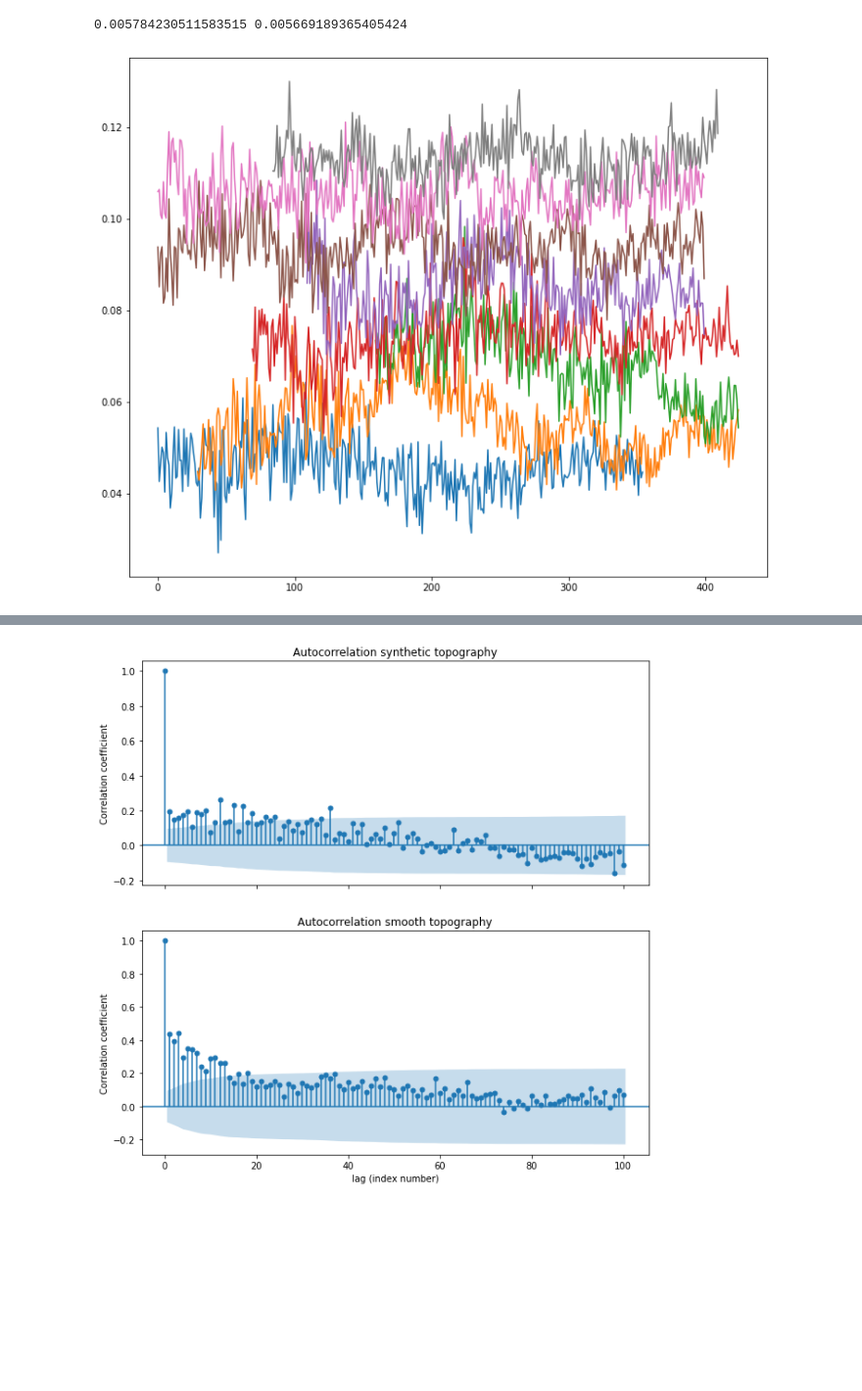
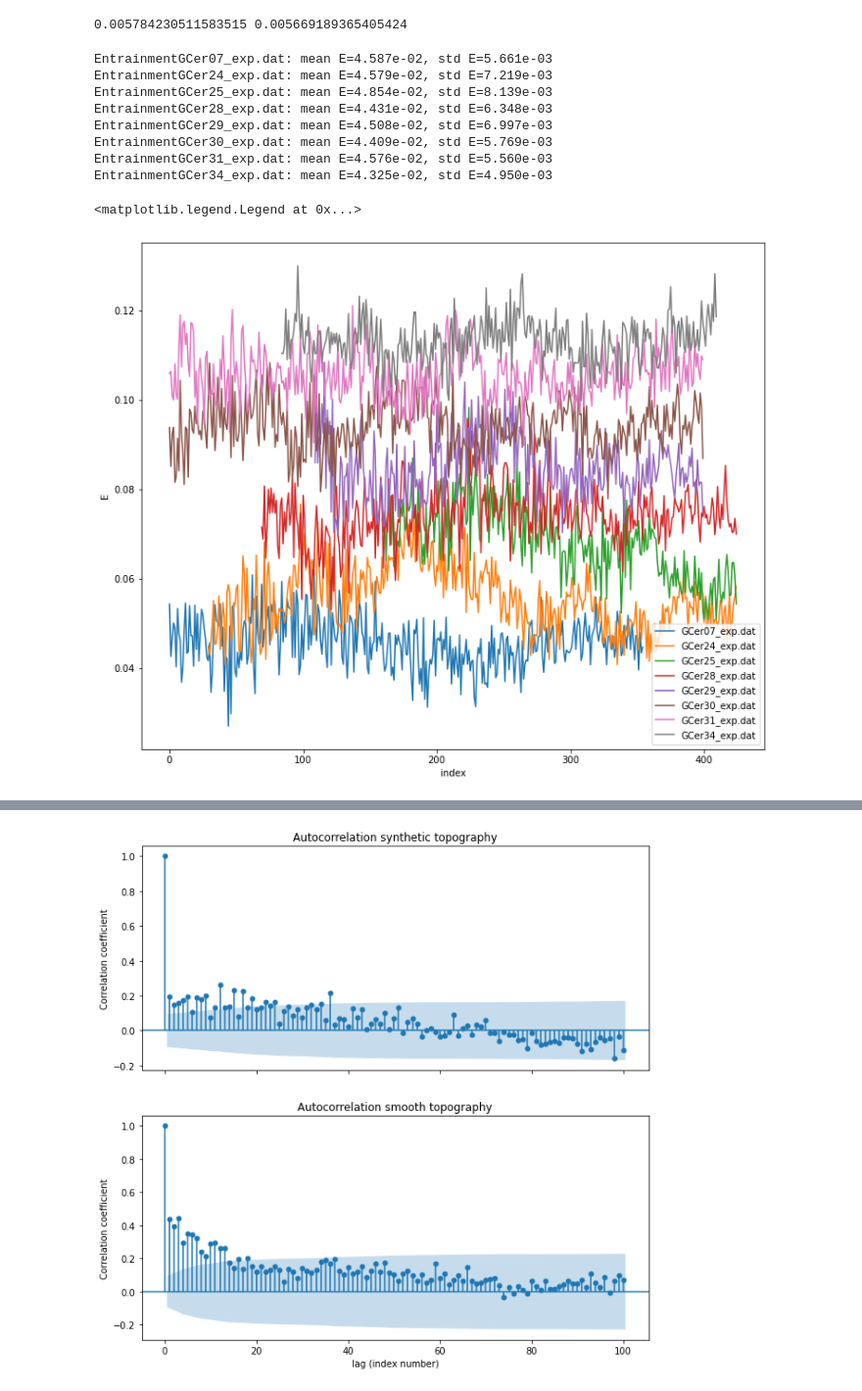
Before and after one commit to anakarinarm/GravityCurrent, a Jupyter notebook: paper_correcciones/pressure_timeseries_analysis.ipynb, the cells around one changed output, grey strips where cells are left out. Shown at 98% size. Saved outputs shown, nothing was run; the diff lists cells and outputs as text; code cells hidden in the pictures; blank space fills up the shorter version.

Commit message:
mean and std E

```diff
--- a/paper_correcciones/pressure_timeseries_analysis.ipynb
+++ b/paper_correcciones/pressure_timeseries_analysis.ipynb
@@ -116,11 +116,24 @@ print(std_liso, std_topo)
 # %%
 fig,ax = plt.subplots(1,1,figsize=(12,10))
 exps = ['07','24','25','28','29','30','31','34']
 
 for exp, ii in zip(exps, range(len(exps))):
     filename = ('EntrainmentGCer%s_exp.dat' %exp)
     df = pd.read_csv(filename, sep='\t', names=['E'], na_values='NaN')
     offset = (ii*0.01)
-    ax.plot(df.E+offset)
+    ax.plot(df.E+offset, label=filename[11:])
+    print('%s: mean E=%1.3e, std E=%1.3e' %(filename,np.nanmean(df.E), np.nanstd(df.E)))
+ax.set_ylabel('E')
+ax.set_xlabel('index')
+ax.legend()
 # %% [output]
+EntrainmentGCer07_exp.dat: mean E=4.587e-02, std E=5.661e-03
+EntrainmentGCer24_exp.dat: mean E=4.579e-02, std E=7.219e-03
+EntrainmentGCer25_exp.dat: mean E=4.854e-02, std E=8.139e-03
+EntrainmentGCer28_exp.dat: mean E=4.431e-02, std E=6.348e-03
+EntrainmentGCer29_exp.dat: mean E=4.508e-02, std E=6.997e-03
+EntrainmentGCer30_exp.dat: mean E=4.409e-02, std E=5.769e-03
+EntrainmentGCer31_exp.dat: mean E=4.576e-02, std E=5.560e-03
+EntrainmentGCer34_exp.dat: mean E=4.325e-02, std E=4.950e-03
+<matplotlib.legend.Legend at 0x...>
-[figure, old version]
+[figure, new version]
```
Also changed, not shown: parts of 14 cells of this notebook.
